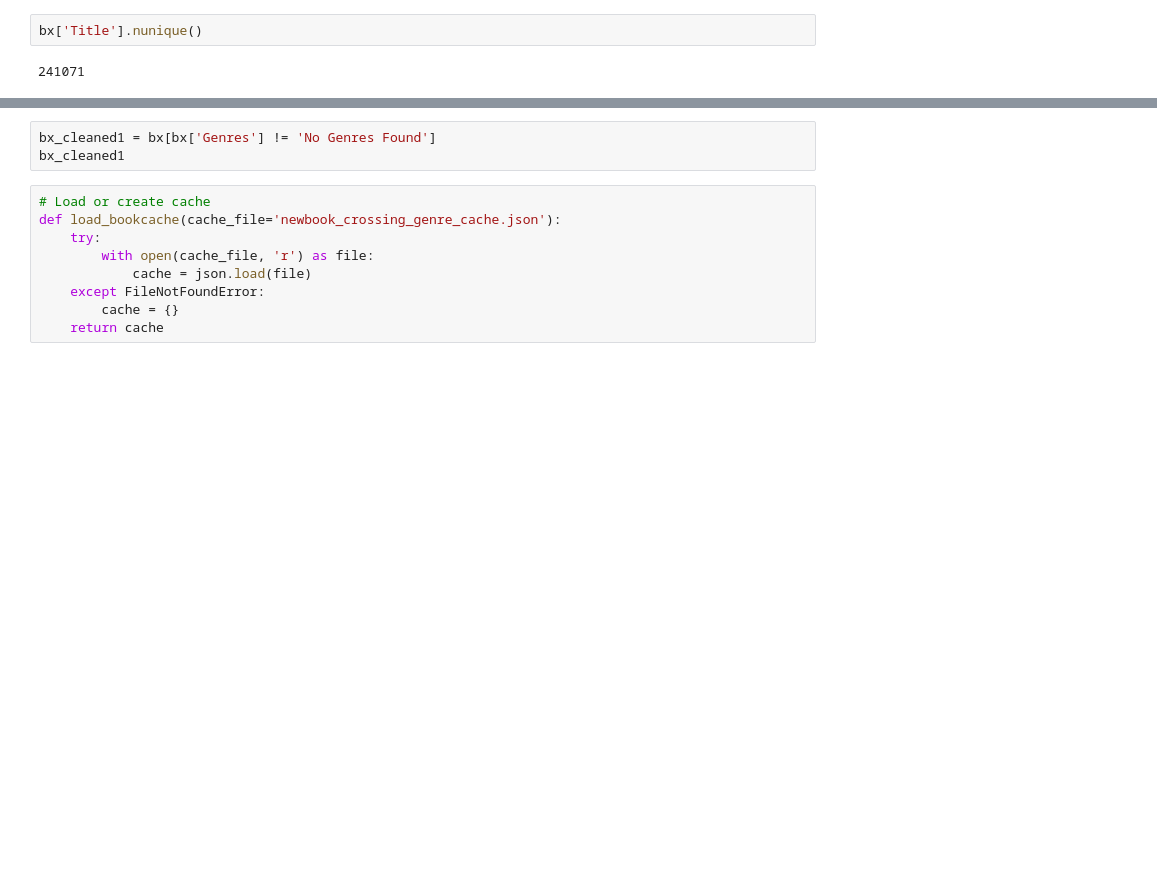
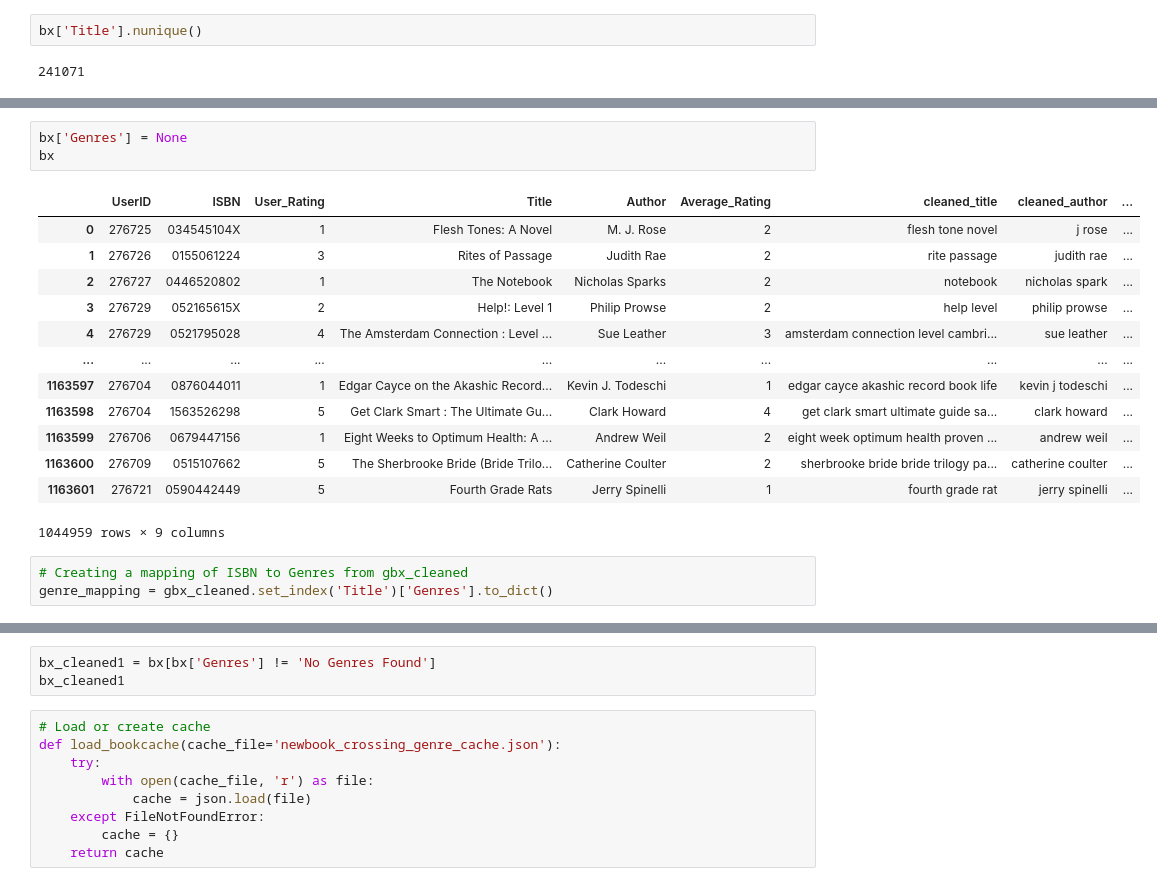
Before and after one commit to sanjeevani1193/Book-Recommendation-System-Using-Machine-Learning-Techniques, a Jupyter notebook: final.ipynb, the cells around one changed output, grey strips where cells are left out. Cells and saved outputs as stored; diff of their text form; blank space fills up the shorter version.

```diff
--- a/final.ipynb
+++ b/final.ipynb
@@ -993,0 +1022,20 @@ def match_and_copy_genres(row):
+# %%
+bx['Genres'] = None
+bx
+# %% [output]
+|  | UserID | ISBN | User_Rating | Title | Author | Average_Rating | cleaned_title | cleaned_author | ... |
+| 0 | 276725 | 034545104X | 1 | Flesh Tones: A Novel | M. J. Rose | 2 | flesh tone novel | j rose | ... |
+| 1 | 276726 | 0155061224 | 3 | Rites of Passage | Judith Rae | 2 | rite passage | judith rae | ... |
+| 2 | 276727 | 0446520802 | 1 | The Notebook | Nicholas Sparks | 2 | notebook | nicholas spark | ... |
+| 3 | 276729 | 052165615X | 2 | Help!: Level 1 | Philip Prowse | 2 | help level | philip prowse | ... |
+| 4 | 276729 | 0521795028 | 4 | The Amsterdam Connection : Level ... | Sue Leather | 3 | amsterdam connection level cambri... | sue leather | ... |
+| ... | ... | ... | ... | ... | ... | ... | ... | ... | ... |
+| 1163597 | 276704 | 0876044011 | 1 | Edgar Cayce on the Akashic Record... | Kevin J. Todeschi | 1 | edgar cayce akashic record book life | kevin j todeschi | ... |
+| 1163598 | 276704 | 1563526298 | 5 | Get Clark Smart : The Ultimate Gu... | Clark Howard | 4 | get clark smart ultimate guide sa... | clark howard | ... |
+| 1163599 | 276706 | 0679447156 | 1 | Eight Weeks to Optimum Health: A ... | Andrew Weil | 2 | eight week optimum health proven ... | andrew weil | ... |
+| 1163600 | 276709 | 0515107662 | 5 | The Sherbrooke Bride (Bride Trilo... | Catherine Coulter | 2 | sherbrooke bride bride trilogy pa... | catherine coulter | ... |
+| 1163601 | 276721 | 0590442449 | 5 | Fourth Grade Rats | Jerry Spinelli | 1 | fourth grade rat | jerry spinelli | ... |
+1044959 rows × 9 columns
+# %%
+# Creating a mapping of ISBN to Genres from gbx_cleaned
+genre_mapping = gbx_cleaned.set_index('Title')['Genres'].to_dict()
```
Also changed, not shown: parts of 14 cells of this notebook.
